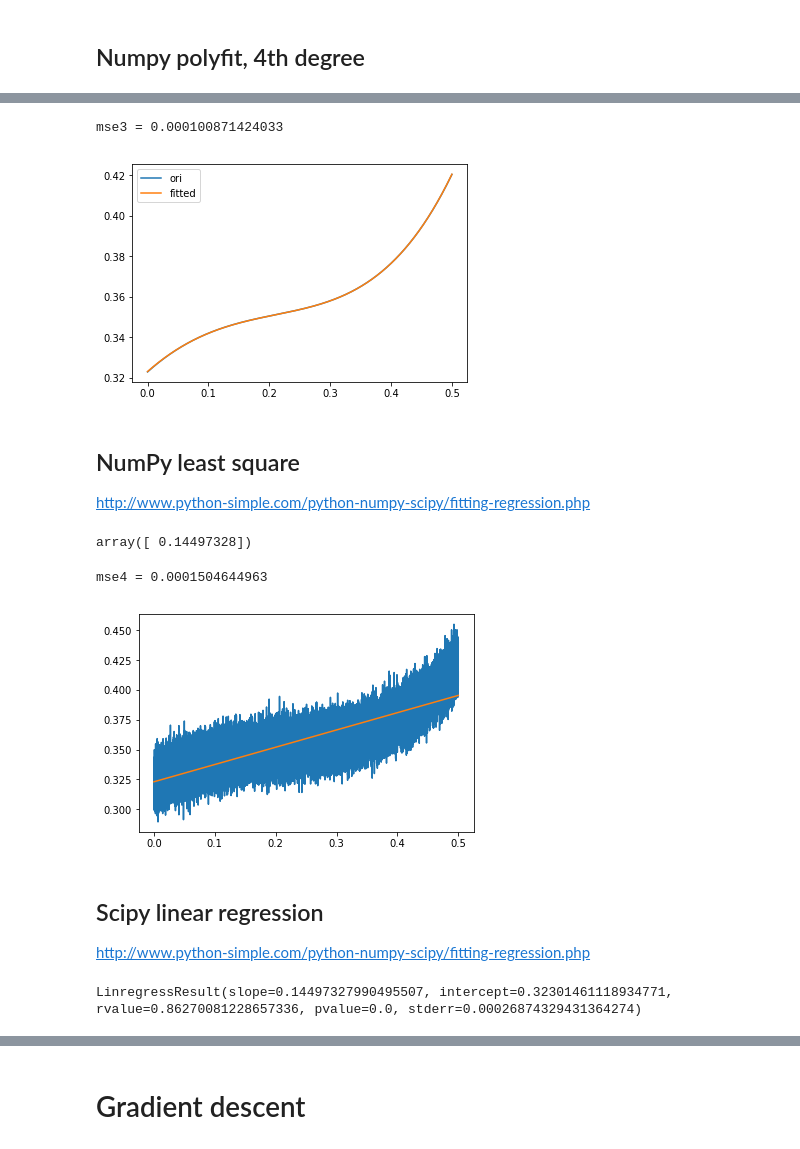
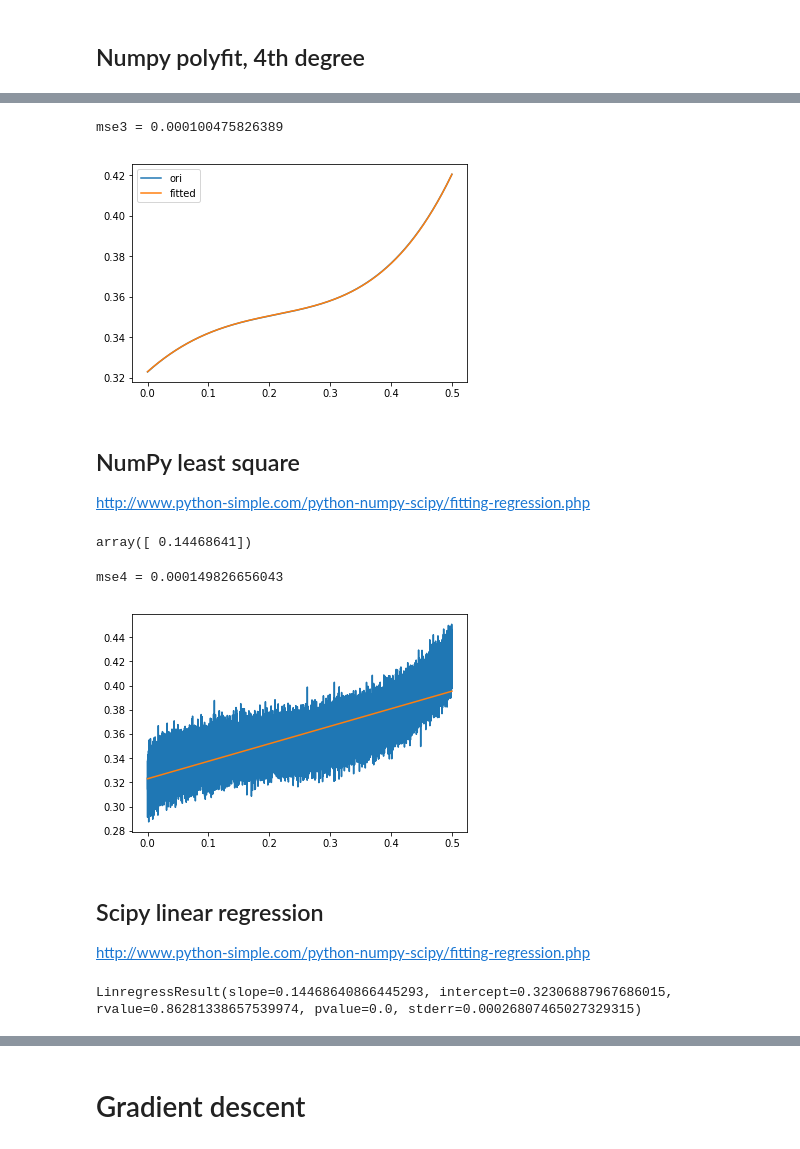
Before and after one commit to tonio73/data-science, a Jupyter notebook: linear/LinearRegressionUnivariate.ipynb, the cells around one changed output, grey strips where cells are left out. Drawn from its saved outputs; the diff is of its cells as text; code cells hidden in the pictures.

```diff
--- a/linear/LinearRegressionUnivariate.ipynb
+++ b/linear/LinearRegressionUnivariate.ipynb
@@ -40,8 +48,8 @@ plt.plot(x, y, x, yClean);
 # %% [markdown]
 Remove biases
 # %%
-xUnB = x - np.mean(x)
-yUnB = y - np.mean(y)
+xUnB = xTrain - np.mean(xTrain)
+yUnB = yTrain - np.mean(yTrain)
 # %% [markdown]
 ## Maison
 
@@ -88,4 +96,4 @@ w
 # %%
-bEst = np.mean(y - w * x)
+bEst = np.mean(yTrain - w * xTrain)
 bEst
 # %% [output]
@@ -128,35 +136,35 @@ yEst3 = x**4 * fit3[0] + x**3 * fit3[1] + x**2 * fit3[2] + x * fit3[3] + fit3[4]
 # %%
-plt.plot(x, yClean, x, yEst3);
-mse3 = metrics.mean_squared_error(y, yEst3)
+plt.plot(xTest, yTestClean, xTest, yEst3);
+mse3 = metrics.mean_squared_error(yTest, yEst3)
 plt.legend(['ori','fitted'])
 print('mse3 =', mse3);
 # %% [output]
-mse3 = 0.000100871424033
+mse3 = 0.000100475826389
 [figure]
 # %% [markdown]
 ## NumPy least square
 http://www.python-simple.com/python-numpy-scipy/fitting-regression.php
 # %%
-fit4, residues, rank, s = np.linalg.lstsq(np.reshape(xUnB, (N,1)), y - np.mean(y))
+fit4, residues, rank, s = np.linalg.lstsq(np.reshape(xUnB, (N,1)), yUnB)
 fit4
 # %% [output]
-array([ 0.14497328])
+array([ 0.14468641])
 # %%
-yEst4 = fit4 * x + bEst
+yEst4 = fit4 * xTest + bEst
 # %%
-plt.plot(x, y, x, yEst4);
-mse4 = metrics.mean_squared_error(y, yEst4)
+plt.plot(xTest, yTest, xTest, yEst4);
+mse4 = metrics.mean_squared_error(yTest, yEst4)
 print('mse4 =', mse4);
 # %% [output]
-mse4 = 0.0001504644963
+mse4 = 0.000149826656043
-[figure, old version]
+[figure, new version]
 # %% [markdown]
 ## Scipy linear regression
 
 http://www.python-simple.com/python-numpy-scipy/fitting-regression.php
 # %%
-fit5 = sy.stats.linregress(x, y)
+fit5 = sy.stats.linregress(xTrain, yTrain)
 fit5
 # %% [output]
-LinregressResult(slope=0.14497327990495507, intercept=0.32301461118934771, rvalue=0.86270081228657336, pvalue=0.0, stderr=0.00026874329431364274)
+LinregressResult(slope=0.14468640866445293, intercept=0.32306887967686015, rvalue=0.86281338657539974, pvalue=0.0, stderr=0.00026807465027329315)
 # %%
```
Also changed, not shown: parts of 23 cells of this notebook.
